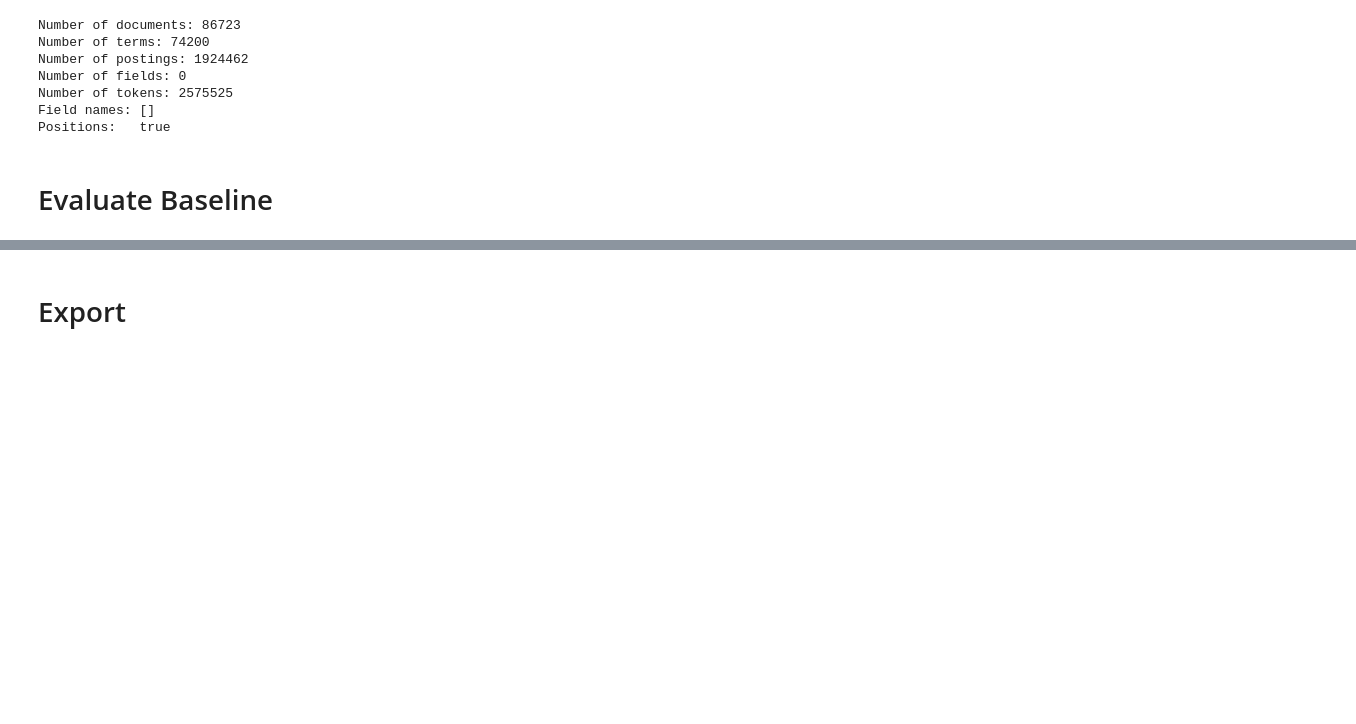
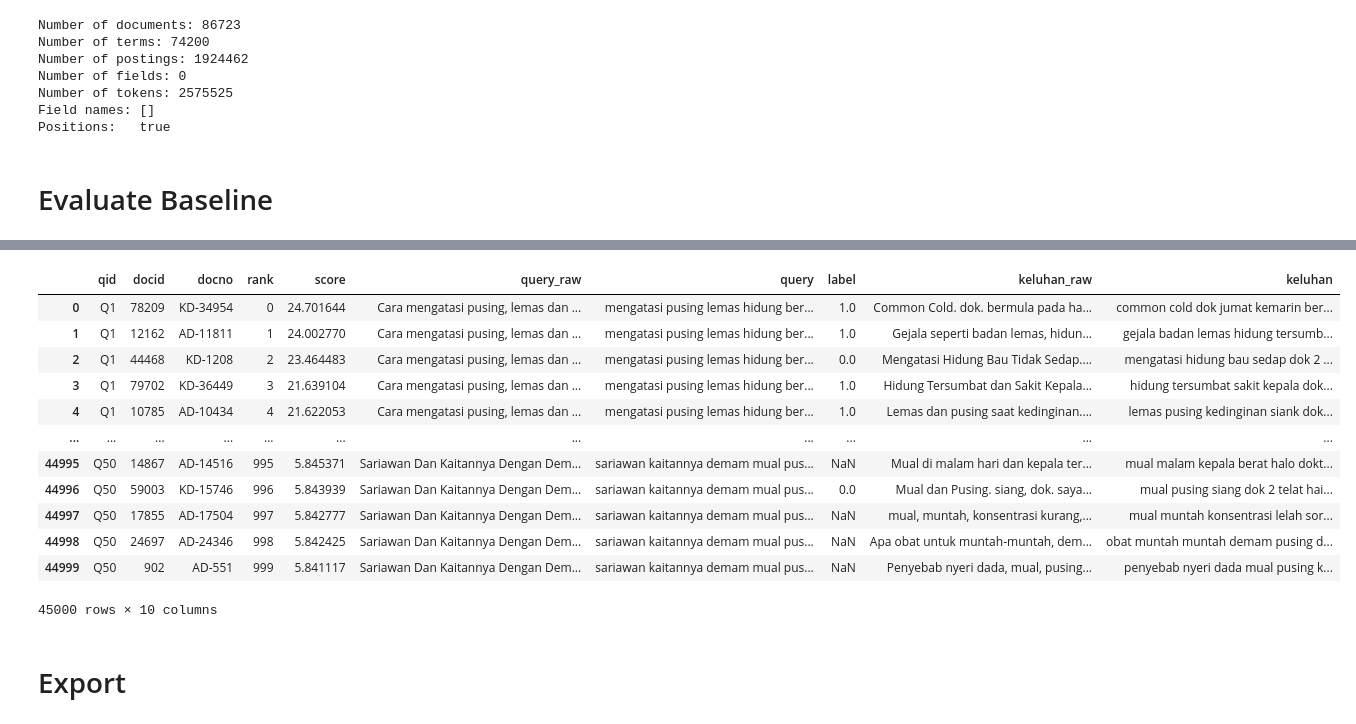
Before and after one commit to Feibs/indonesian-medical-ir, a Jupyter notebook: [Febi]_Index_and_Baseline.ipynb, the cells around one changed output, grey strips where cells are left out. Drawn from its saved outputs; the diff is of its cells as text; code cells hidden in the pictures; blank space fills up the shorter version.

```diff
--- a/[Febi]_Index_and_Baseline.ipynb
+++ b/[Febi]_Index_and_Baseline.ipynb
@@ -620,3 +586,54 @@ Wall time: 38.5 s
+# %%
+def get_serp_metadata(serp):
+    return pd.merge(serp, qrels[['qid', 'docno', 'label']], how='left', on=['qid', 'docno'])
+
+def get_serp(observed_qid, model, get_qrels_label=True, k=15):
+    model_result = model.transform(queries[queries['qid'] == observed_qid])
+    if get_qrels_label:
+        model_result = get_serp_metadata(model_result)
+    top_metadata = model_result[model_result['rank'] < k].sort_values(by=['rank'])
+    return top_metadata
+
+def compare_rank_score(metric_scores, val_topics):
+    df_scores = pd.DataFrame(metric_scores)
+
+    observed_queries = []
+    for index, row in df_scores.iterrows():
+        observed_queries.append(queries[queries['qid'] == index]['query_raw'].values[0])
+    df_scores['query_raw'] = observed_queries
+
+    print("Rerank < Baseline (Baseline > Rerank)")
+    display(df_scores[df_scores['BM25 >> LambdaMART XGBoost'] < df_scores['BM25 Only']])
+    print()
+    print("Rerank > Baseline (Baseline < Rerank)")
+    display(df_scores[df_scores['BM25 >> LambdaMART XGBoost'] > df_scores['BM25 Only']])
+
+def get_observed_doc(observed_docno):
+    return data[data['docno'] == observed_docno]['keluhan'].values[0]
+
+def get_observed_query(observed_qid):
+    return queries[queries['qid'] == observed_qid]['query'].values[0]
+# %%
+def get_serp_metadata(serp):
+    merged_qrels = pd.merge(serp, qrels[['qid', 'docno', 'label']], how='left', on=['qid', 'docno'])
+    return pd.merge(merged_qrels, data[['docno', 'keluhan_raw', 'keluhan']], how='left', on=['docno'])
+
+serp = bm25.transform(queries)
+get_serp_metadata(serp)
+# %% [output]
+|  | qid | docid | docno | rank | score | query_raw | query | label | keluhan_raw | keluhan |
+| 0 | Q1 | 78209 | KD-34954 | 0 | 24.701644 | Cara mengatasi pusing, lemas dan ... | mengatasi pusing lemas hidung ber... | 1.0 | Common Cold. dok. bermula pada ha... | common cold dok jumat kemarin ber... |
+| 1 | Q1 | 12162 | AD-11811 | 1 | 24.002770 | Cara mengatasi pusing, lemas dan ... | mengatasi pusing lemas hidung ber... | 1.0 | Gejala seperti badan lemas, hidun... | gejala badan lemas hidung tersumb... |
+| 2 | Q1 | 44468 | KD-1208 | 2 | 23.464483 | Cara mengatasi pusing, lemas dan ... | mengatasi pusing lemas hidung ber... | 0.0 | Mengatasi Hidung Bau Tidak Sedap.... | mengatasi hidung bau sedap dok 2 ... |
+| 3 | Q1 | 79702 | KD-36449 | 3 | 21.639104 | Cara mengatasi pusing, lemas dan ... | mengatasi pusing lemas hidung ber... | 1.0 | Hidung Tersumbat dan Sakit Kepala... | hidung tersumbat sakit kepala dok... |
+| 4 | Q1 | 10785 | AD-10434 | 4 | 21.622053 | Cara mengatasi pusing, lemas dan ... | mengatasi pusing lemas hidung ber... | 1.0 | Lemas dan pusing saat kedinginan.... | lemas pusing kedinginan siank dok... |
+| ... | ... | ... | ... | ... | ... | ... | ... | ... | ... | ... |
+| 44995 | Q50 | 14867 | AD-14516 | 995 | 5.845371 | Sariawan Dan Kaitannya Dengan Dem... | sariawan kaitannya demam mual pus... | NaN | Mual di malam hari dan kepala ter... | mual malam kepala berat halo dokt... |
+| 44996 | Q50 | 59003 | KD-15746 | 996 | 5.843939 | Sariawan Dan Kaitannya Dengan Dem... | sariawan kaitannya demam mual pus... | 0.0 | Mual dan Pusing. siang, dok. saya... | mual pusing siang dok 2 telat hai... |
+| 44997 | Q50 | 17855 | AD-17504 | 997 | 5.842777 | Sariawan Dan Kaitannya Dengan Dem... | sariawan kaitannya demam mual pus... | NaN | mual, muntah, konsentrasi kurang,... | mual muntah konsentrasi lelah sor... |
+| 44998 | Q50 | 24697 | AD-24346 | 998 | 5.842425 | Sariawan Dan Kaitannya Dengan Dem... | sariawan kaitannya demam mual pus... | NaN | Apa obat untuk muntah-muntah, dem... | obat muntah muntah demam pusing d... |
+| 44999 | Q50 | 902 | AD-551 | 999 | 5.841117 | Sariawan Dan Kaitannya Dengan Dem... | sariawan kaitannya demam mual pus... | NaN | Penyebab nyeri dada, mual, pusing... | penyebab nyeri dada mual pusing k... |
+45000 rows × 10 columns
 # %% [markdown]
 # Export
 # %%
```
Also changed, not shown: parts of 27 cells of this notebook.
